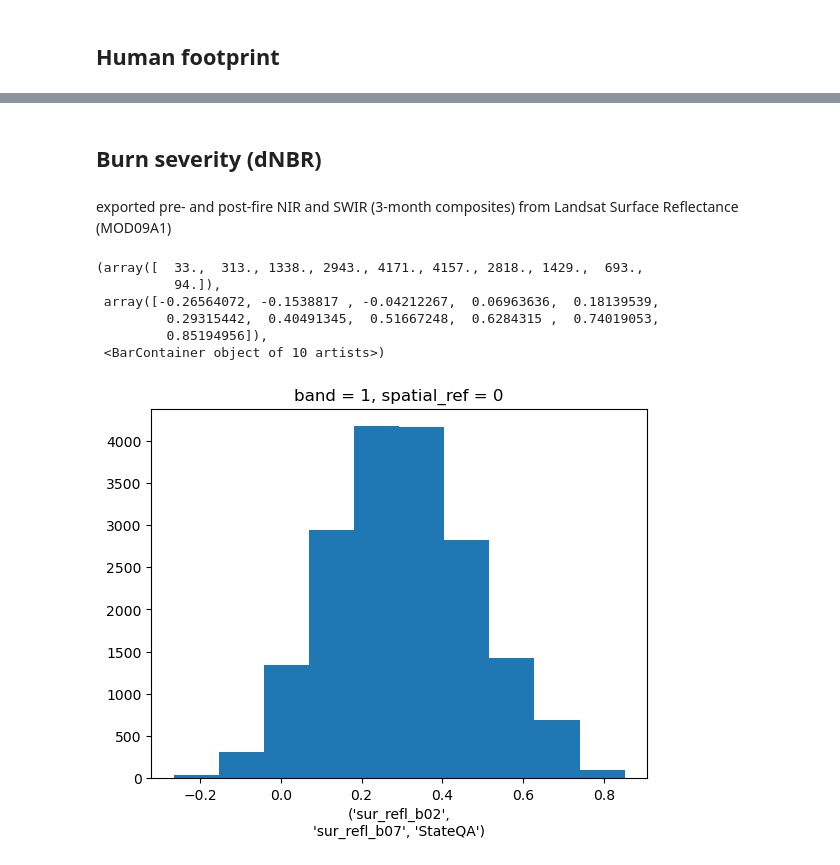
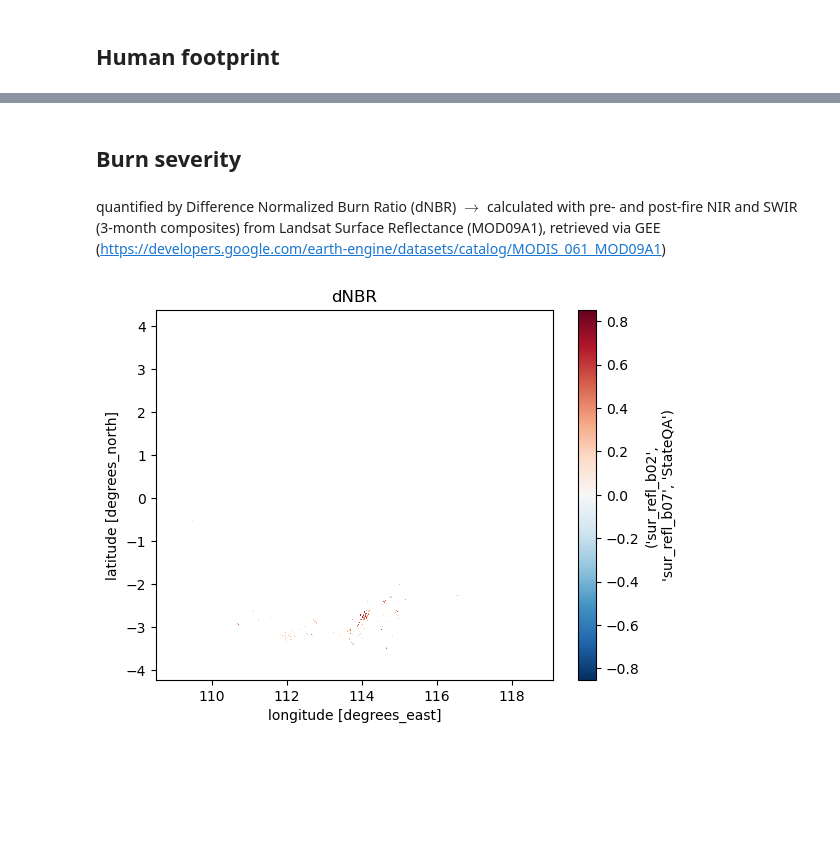
Before and after one commit to ninorp55/tropical-peat-post-fire-vegetation-recovery, a Jupyter notebook: 3_predictor_layers.ipynb, the cells around one changed output, grey strips where cells are left out. Drawn from its saved outputs; the diff is of its cells as text; code cells hidden in the pictures; blank space fills up the shorter version.

```diff
--- a/3_predictor_layers.ipynb
+++ b/3_predictor_layers.ipynb
@@ -235,9 +253,9 @@ xr.where(elevation_reproj < 0, np.nan, elevation_reproj).plot()
 # export
 elevation_reproj.rio.to_raster('output-data/predictor-layers/elevation.tif')
 # %% [markdown]
-## Burn severity (dNBR)
+## Burn severity
 # %% [markdown]
-exported pre- and post-fire NIR and SWIR (3-month composites) from Landsat Surface Reflectance (MOD09A1)
+quantified by Difference Normalized Burn Ratio (dNBR) $\rightarrow$ calculated with pre- and post-fire NIR and SWIR (3-month composites) from Landsat Surface Reflectance (MOD09A1), retrieved via GEE (https://developers.google.com/earth-engine/datasets/catalog/MODIS_061_MOD09A1)
 # %%
 # load layers
 pre_SR = rxr.open_rasterio('input-data/MODIS-exports/MODIS_SR_pre_fire.tif')
@@ -264,15 +282,11 @@ post_nbr = xr.where(
 # calculate difference
 dnbr = pre_nbr - post_nbr
 # %%
-xr.where(study_area, dnbr, np.nan).plot.hist()
+xr.where(study_area, dnbr, np.nan).plot()
+plt.title('dNBR')
+plt.show()
 # %% [output]
-(array([  33.,  313., 1338., 2943., 4171., 4157., 2818., 1429.,  693.,
-          94.]),
- array([-0.26564072, -0.1538817 , -0.04212267,  0.06963636,  0.18139539,
-         0.29315442,  0.40491345,  0.51667248,  0.6284315 ,  0.74019053,
-         0.85194956]),
- <BarContainer object of 10 artists>)
-[figure, old version]
+[figure, new version]
 # %%
 # remove attribute that prevents export
 del dnbr.attrs['long_name']
```
Also changed, not shown: parts of 8 cells of this notebook, 15 other files.
